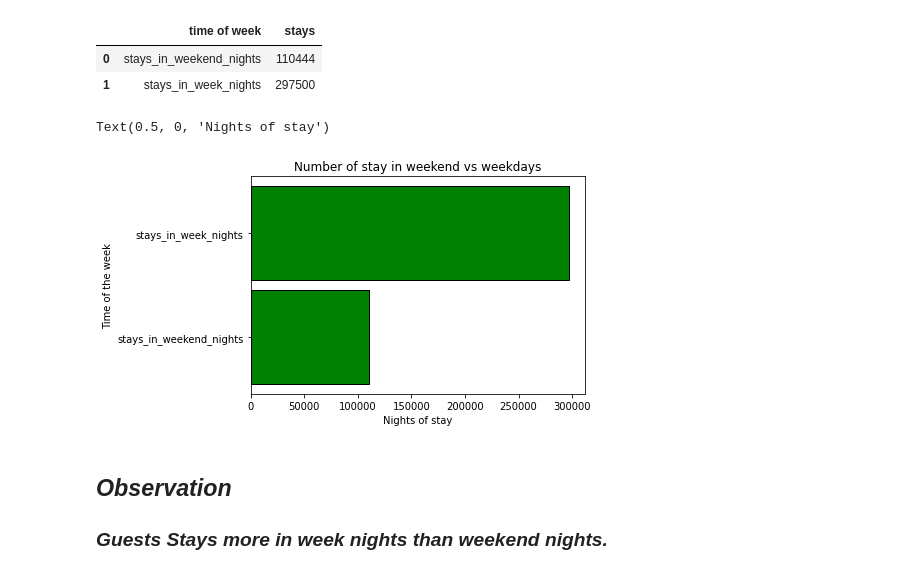
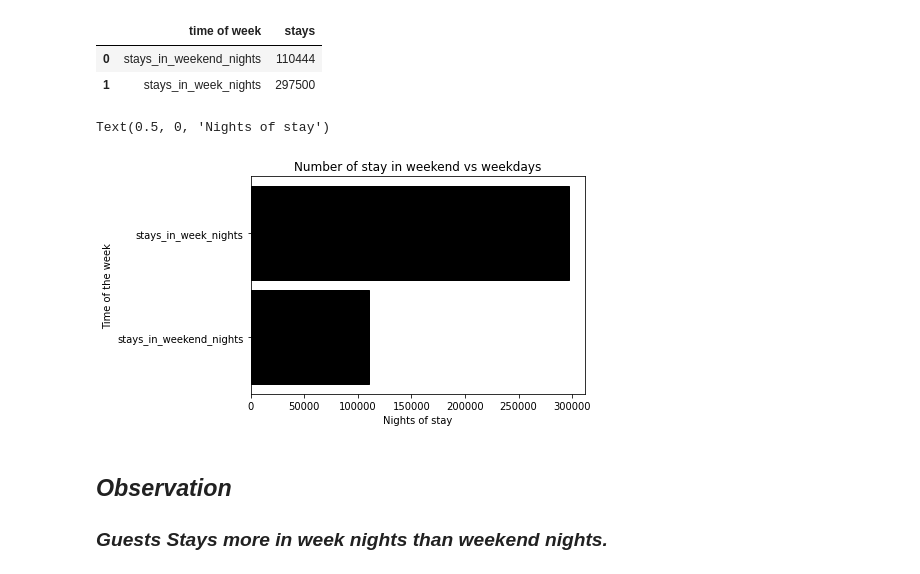
Before and after one commit to PrinceChauhan608/HOTELDBA-EDA-CAPSTONE, a Jupyter notebook: Collab_Hotel_Booking_Analysis_Capstone_Project.ipynb, the cells around one changed output. Drawn from its saved outputs; the diff is of its cells as text; code cells hidden in the pictures.

```diff
--- a/Collab_Hotel_Booking_Analysis_Capstone_Project.ipynb
+++ b/Collab_Hotel_Booking_Analysis_Capstone_Project.ipynb
@@ -655,13 +661,13 @@ week_and_weekend_stay
 # %%
 #Plotting number of week night and weekend nights on a bar chart
 
-plt.barh(week_and_weekend_stay['time of week'],week_and_weekend_stay['stays'],color='green',edgecolor='black',height=0.9)
+plt.barh(week_and_weekend_stay['time of week'],week_and_weekend_stay['stays'],color='black',edgecolor='black',height=0.9)
 plt.title('Number of stay in weekend vs weekdays')
 plt.ylabel('Time of the week')
 plt.xlabel('Nights of stay')
 # %% [output]
 Text(0.5, 0, 'Nights of stay')
-[figure, old version]
+[figure, new version]
 # %% [markdown]
 ## ***Observation***
 ### ***Guests Stays more in week nights than weekend nights.***
```
Also changed, not shown: parts of 38 cells of this notebook.
